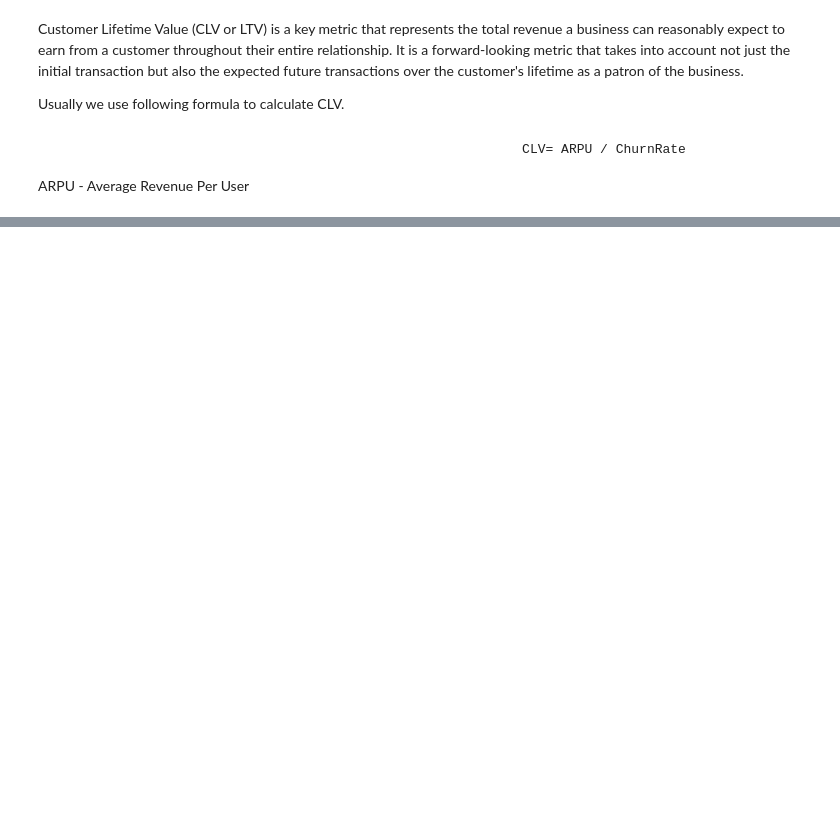
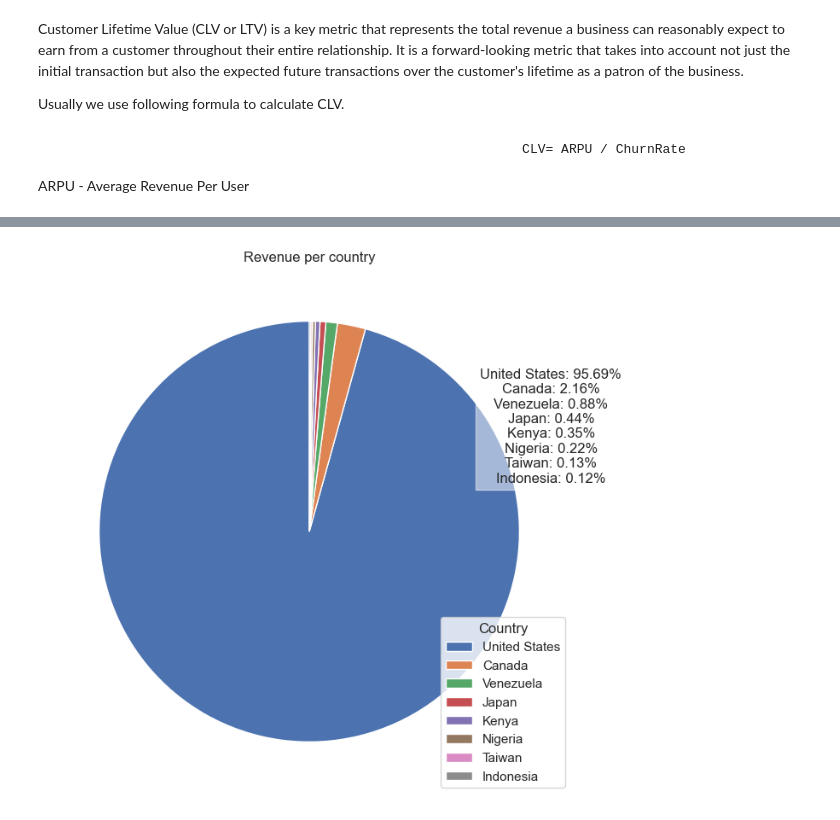
Before and after one commit to abhishekchauhanbyte/Data-Analysis-Cdp, a Jupyter notebook: Ecommerce_DA_project_latest.ipynb, the cells around one changed output, grey strips where cells are left out. Cells and saved outputs as stored; diff of their text form; code cells hidden in the pictures; blank space fills up the shorter version.

```diff
--- a/Ecommerce_DA_project_latest.ipynb
+++ b/Ecommerce_DA_project_latest.ipynb
@@ -698,0 +747,8 @@ ARPU - Average Revenue Per User
+# %%
+#using this command we are totaling the revenue generated from each country and sorting the results in decreasing order by revenue and taking top 8 countries.
+
+country_revenue_df = resampled_df.groupby('geoNetwork.country')["totals.transactionRevenue"].sum().reset_index().sort_values(by='totals.transactionRevenue',ascending=False)[:8]
+# %%
+#We can see again united states leading in terms of revenue also.
+country_revenue_df = country_revenue_df.rename(columns={'totals.transactionRevenue': 'count'})
+country_revenue_df['percentage'] = (country_revenue_df['count'] / country_revenue_df['count'].sum()) * 100
@@ -698,0 +785,4 @@ ARPU - Average Revenue Per User
+# %%
+pie_chart(country_revenue_df , "Revenue per country")
+# %% [output]
+[figure, added]
```
Also changed, not shown: parts of 13 cells of this notebook.
